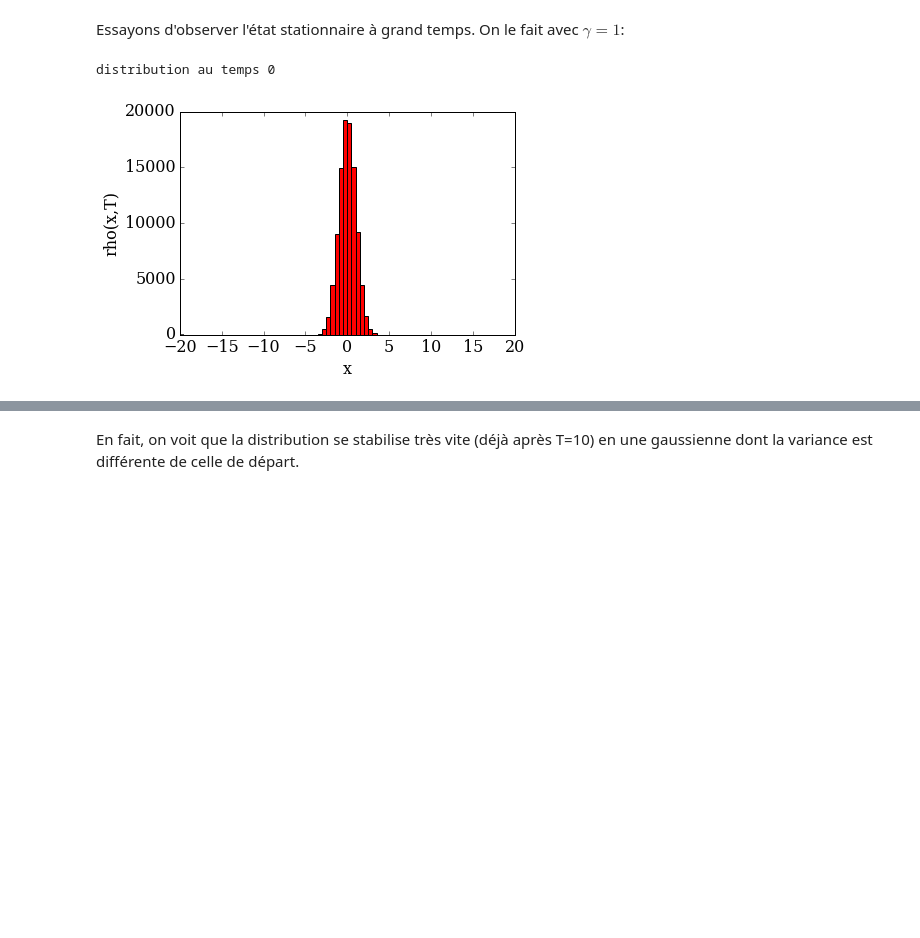
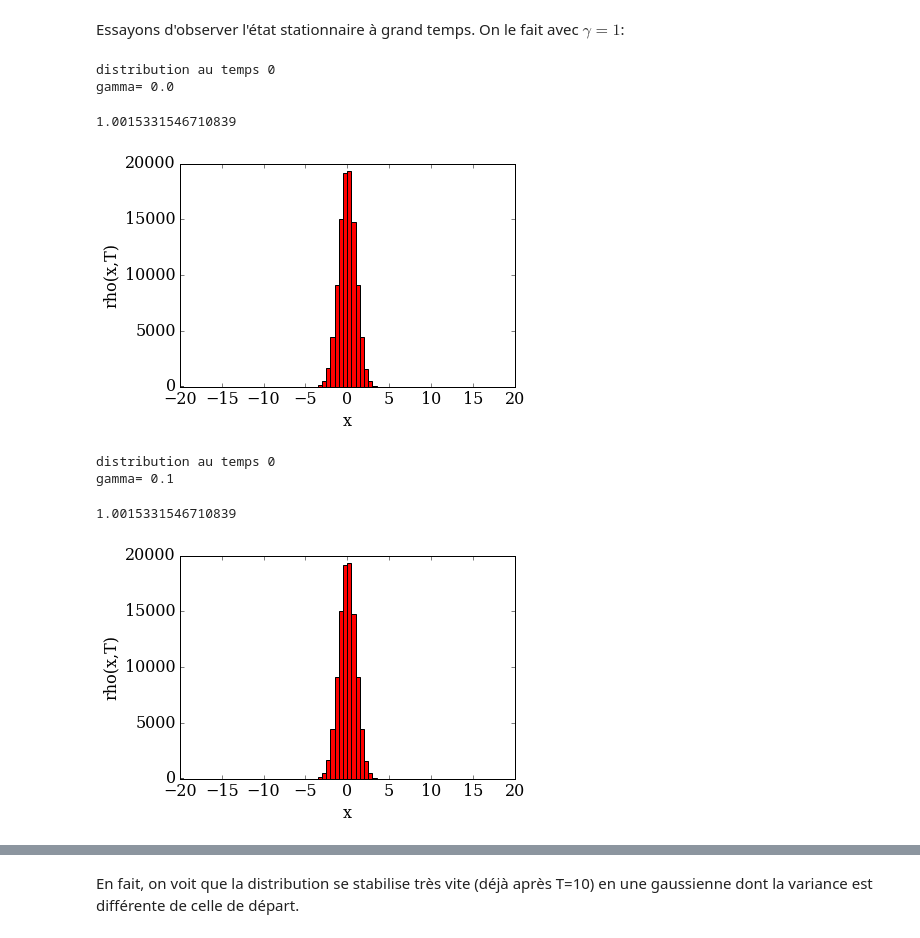
Before and after one commit to be-rays/Module6_MonteCarlo, a Jupyter notebook: Monte-Carlo.ipynb, the cells around one changed output, grey strips where cells are left out. Drawn from its saved outputs; the diff is of its cells as text; code cells hidden in the pictures; blank space fills up the shorter version.

```diff
--- a/Monte-Carlo.ipynb
+++ b/Monte-Carlo.ipynb
@@ -457,6 +400,15 @@ def evolution_temps(T,gamma):
 # %%
-evolution_temps(0,0.01)
+evolution_temps_gamma(0,0.)
 # %% [output]
 distribution au temps 0
+gamma= 0.0
+1.0015331546710839
 [figure]
+# %%
+evolution_temps_gamma(0,0.1)
+# %% [output]
+distribution au temps 0
+gamma= 0.1
+1.0015331546710839
+[figure, added]
 # %%
```
Also changed, not shown: parts of 37 cells of this notebook.
